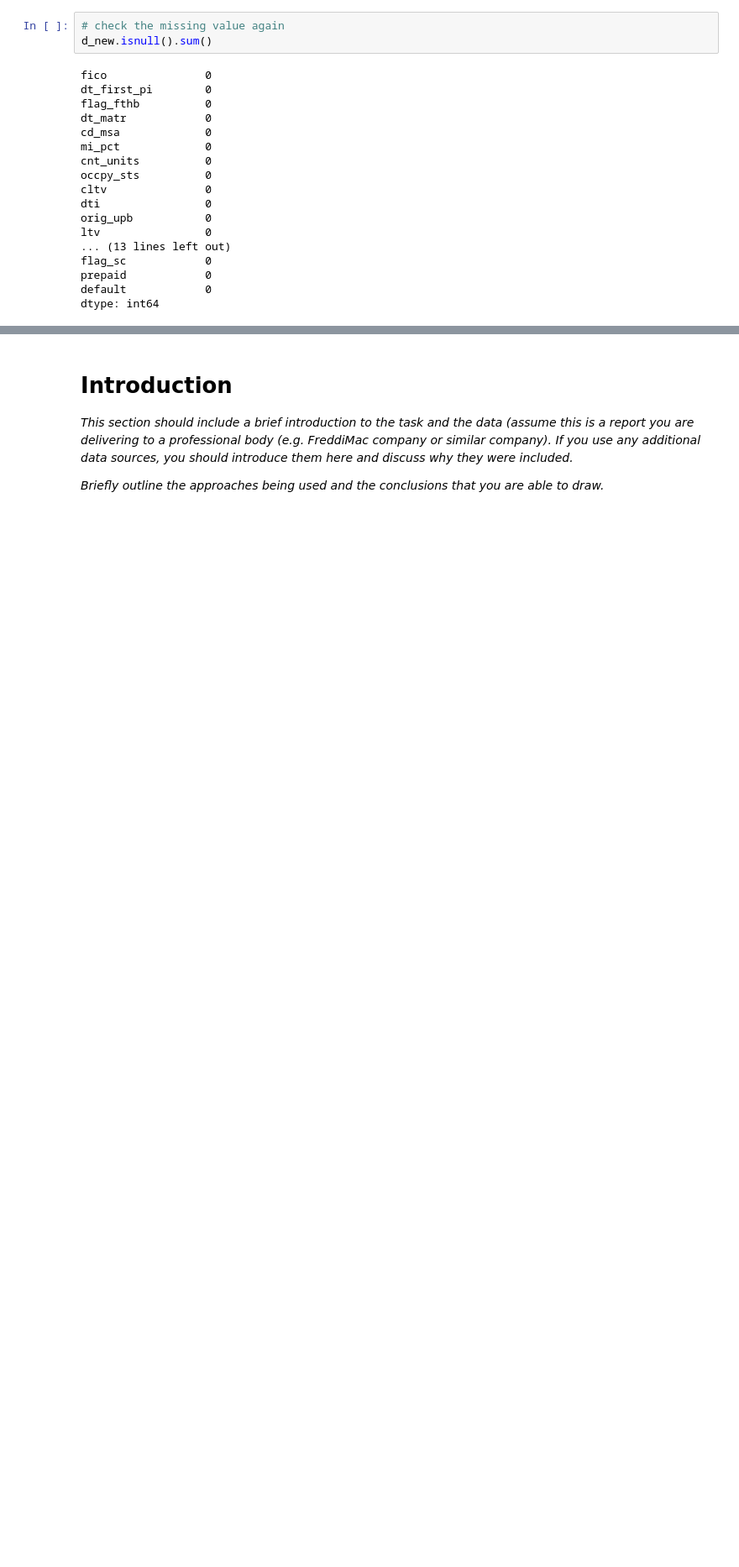
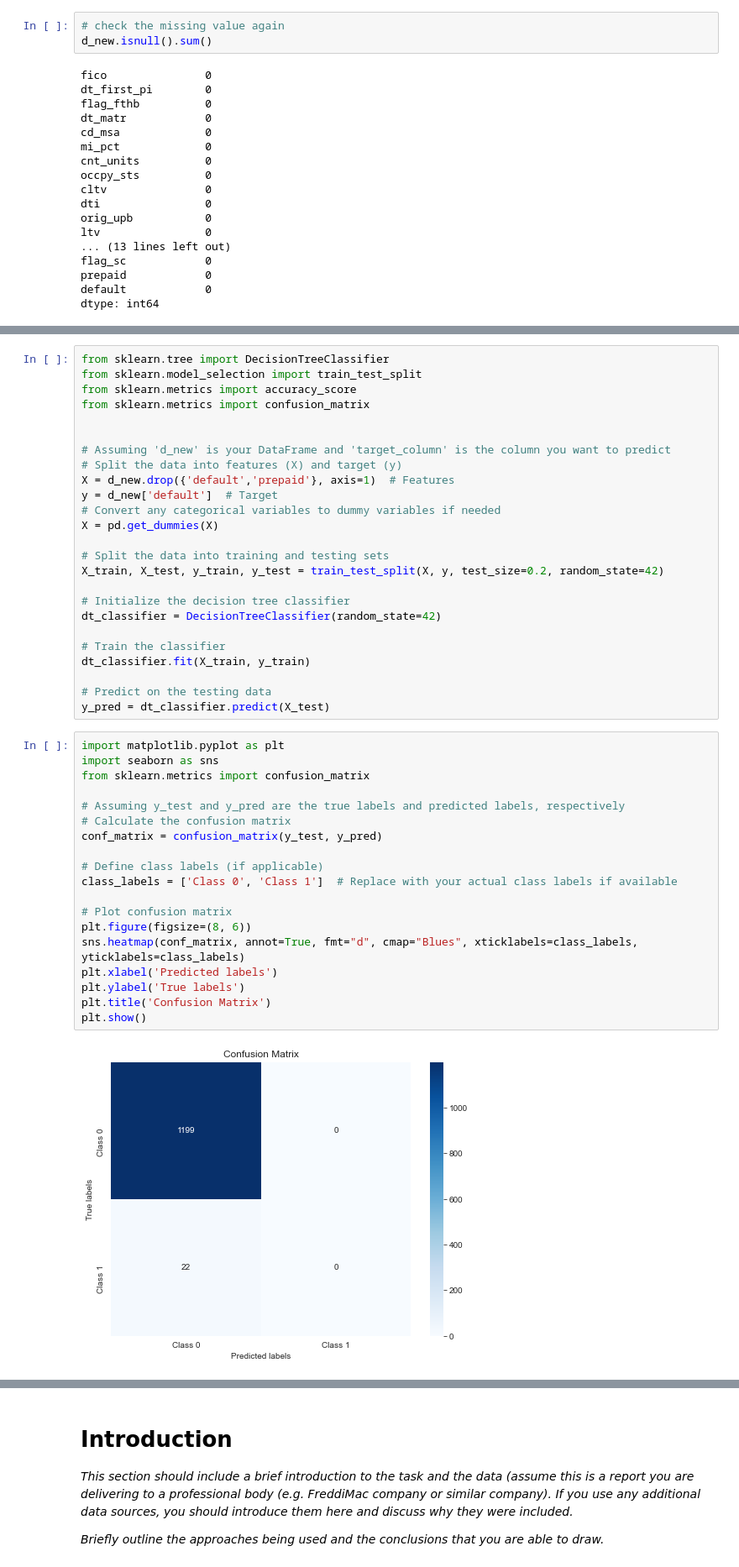
Before and after one commit to IRis0550/mlpy_2, a Jupyter notebook: project2.ipynb, the cells around one changed output, grey strips where cells are left out. Shown at 84% size. Cells and saved outputs as stored; diff of their text form; blank space fills up the shorter version.

Commit message:
baseline_model

```diff
--- a/project2.ipynb
+++ b/project2.ipynb
@@ -215,0 +155,46 @@ dtype: int64
+# %%
+from sklearn.tree import DecisionTreeClassifier
+from sklearn.model_selection import train_test_split
+from sklearn.metrics import accuracy_score
+from sklearn.metrics import confusion_matrix
+
+
+# Assuming 'd_new' is your DataFrame and 'target_column' is the column you want to predict
+# Split the data into features (X) and target (y)
+X = d_new.drop({'default','prepaid'}, axis=1)  # Features
+y = d_new['default']  # Target
+# Convert any categorical variables to dummy variables if needed
+X = pd.get_dummies(X)
+
+# Split the data into training and testing sets
+X_train, X_test, y_train, y_test = train_test_split(X, y, test_size=0.2, random_state=42)
+
+# Initialize the decision tree classifier
+dt_classifier = DecisionTreeClassifier(random_state=42)
+
+# Train the classifier
+dt_classifier.fit(X_train, y_train)
+
+# Predict on the testing data
+y_pred = dt_classifier.predict(X_test)
+# %%
+import matplotlib.pyplot as plt
+import seaborn as sns
+from sklearn.metrics import confusion_matrix
+
+# Assuming y_test and y_pred are the true labels and predicted labels, respectively
+# Calculate the confusion matrix
+conf_matrix = confusion_matrix(y_test, y_pred)
+
+# Define class labels (if applicable)
+class_labels = ['Class 0', 'Class 1']  # Replace with your actual class labels if available
+
+# Plot confusion matrix
+plt.figure(figsize=(8, 6))
+sns.heatmap(conf_matrix, annot=True, fmt="d", cmap="Blues", xticklabels=class_labels, yticklabels=class_labels)
+plt.xlabel('Predicted labels')
+plt.ylabel('True labels')
+plt.title('Confusion Matrix')
+plt.show()
+# %% [output]
+[figure, added]
```
Also changed, not shown: parts of 7 cells of this notebook.
